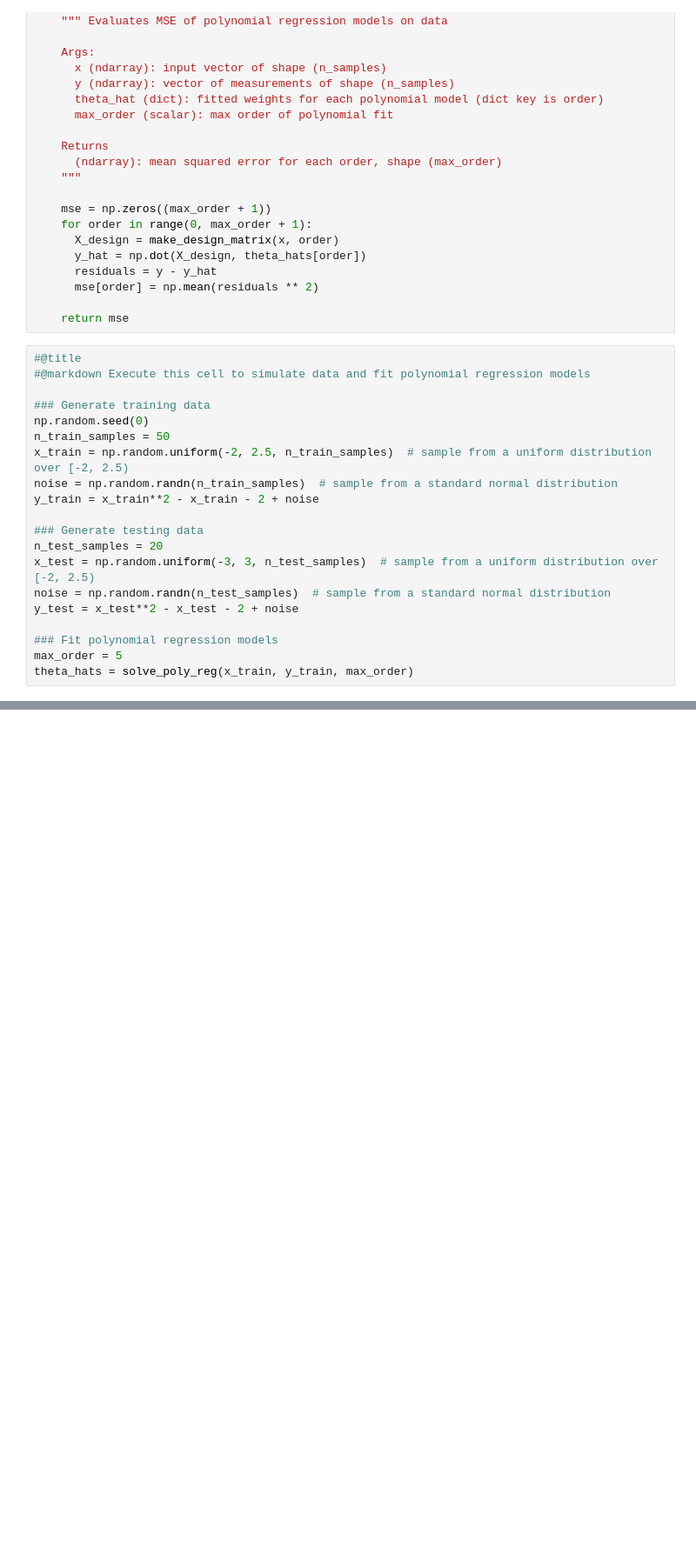
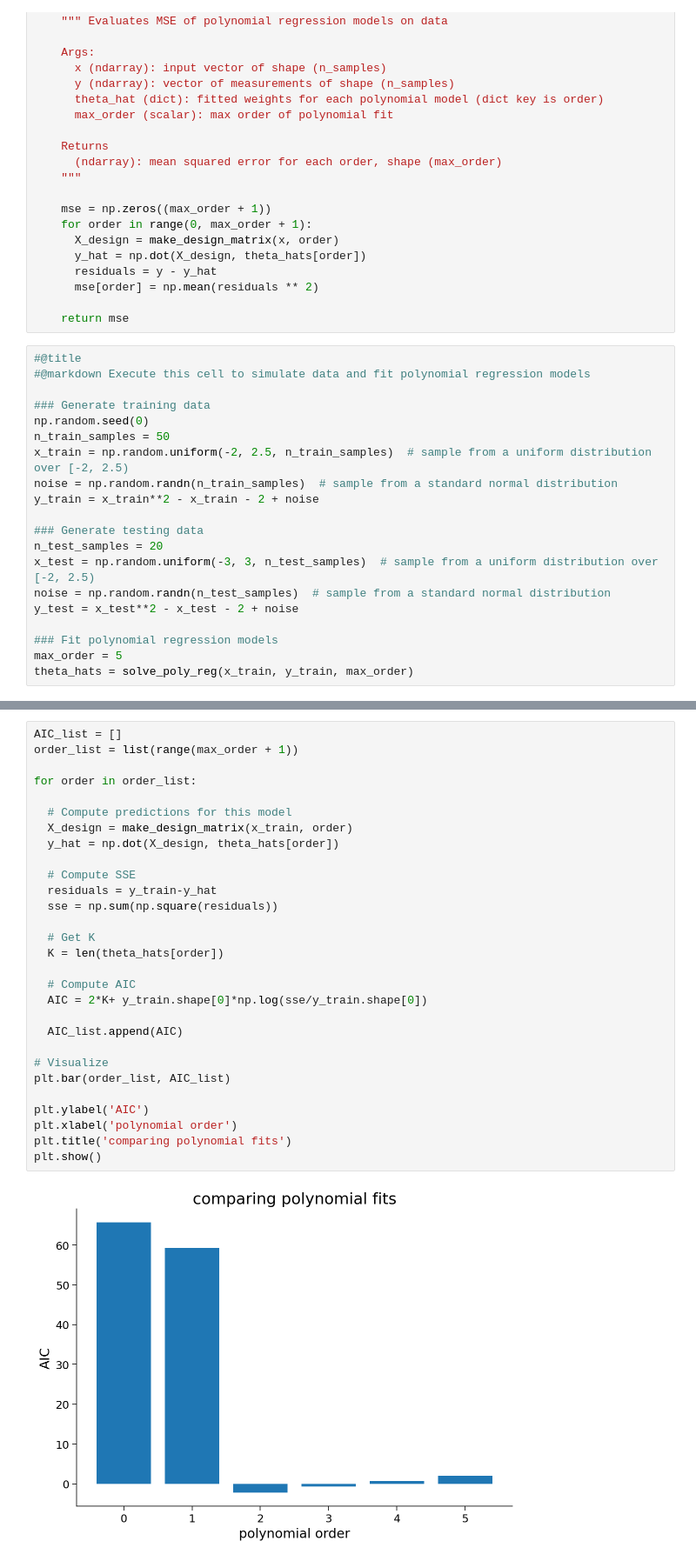
Before and after one commit to Blazkowiz47/NMA, a Jupyter notebook: W1/D2/tut6.ipynb, the cells around one changed output, grey strips where cells are left out. Shown at 87% size. Cells and saved outputs as stored; diff of their text form; blank space fills up the shorter version.

```diff
--- a/W1/D2/tut6.ipynb
+++ b/W1/D2/tut6.ipynb
@@ -201,0 +202,31 @@ plot_cross_validate_MSE(mse_all)
+# %%
+AIC_list = []
+order_list = list(range(max_order + 1))
+
+for order in order_list:
+
+  # Compute predictions for this model
+  X_design = make_design_matrix(x_train, order)
+  y_hat = np.dot(X_design, theta_hats[order])
+
+  # Compute SSE
+  residuals = y_train-y_hat
+  sse = np.sum(np.square(residuals))
+
+  # Get K
+  K = len(theta_hats[order])
+
+  # Compute AIC
+  AIC = 2*K+ y_train.shape[0]*np.log(sse/y_train.shape[0])
+
+  AIC_list.append(AIC)
+
+# Visualize
+plt.bar(order_list, AIC_list)
+
+plt.ylabel('AIC')
+plt.xlabel('polynomial order')
+plt.title('comparing polynomial fits')
+plt.show()
+# %% [output]
+[figure, added]
```
Also changed, not shown: parts of 1 cell of this notebook.
